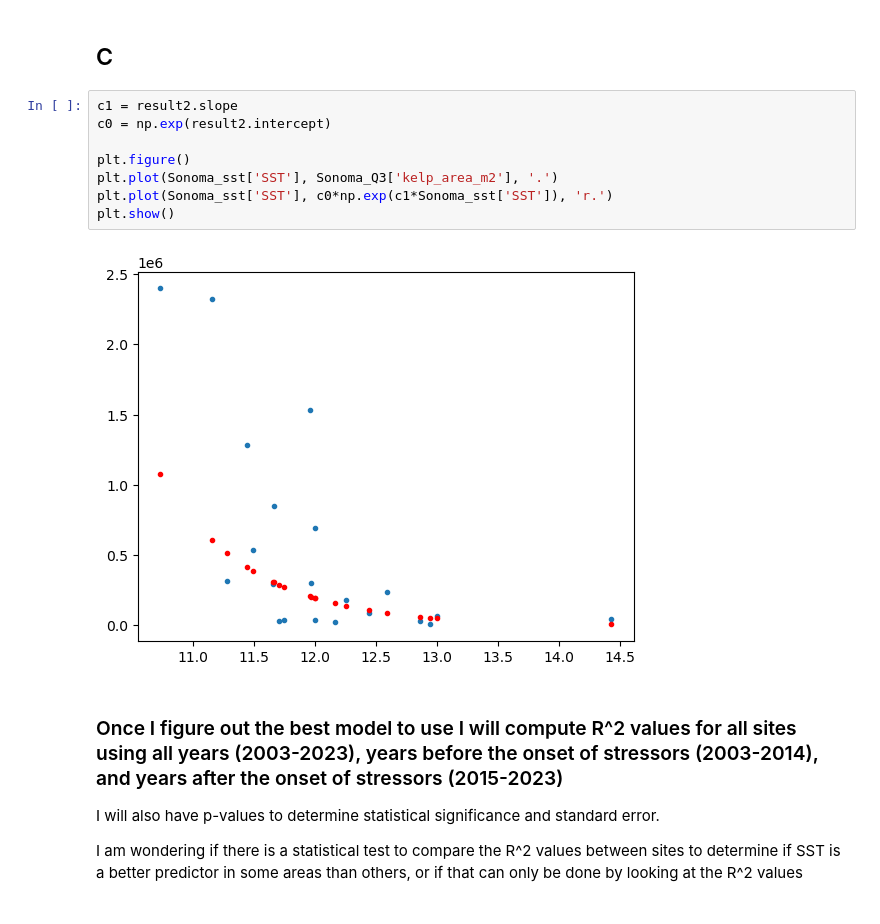
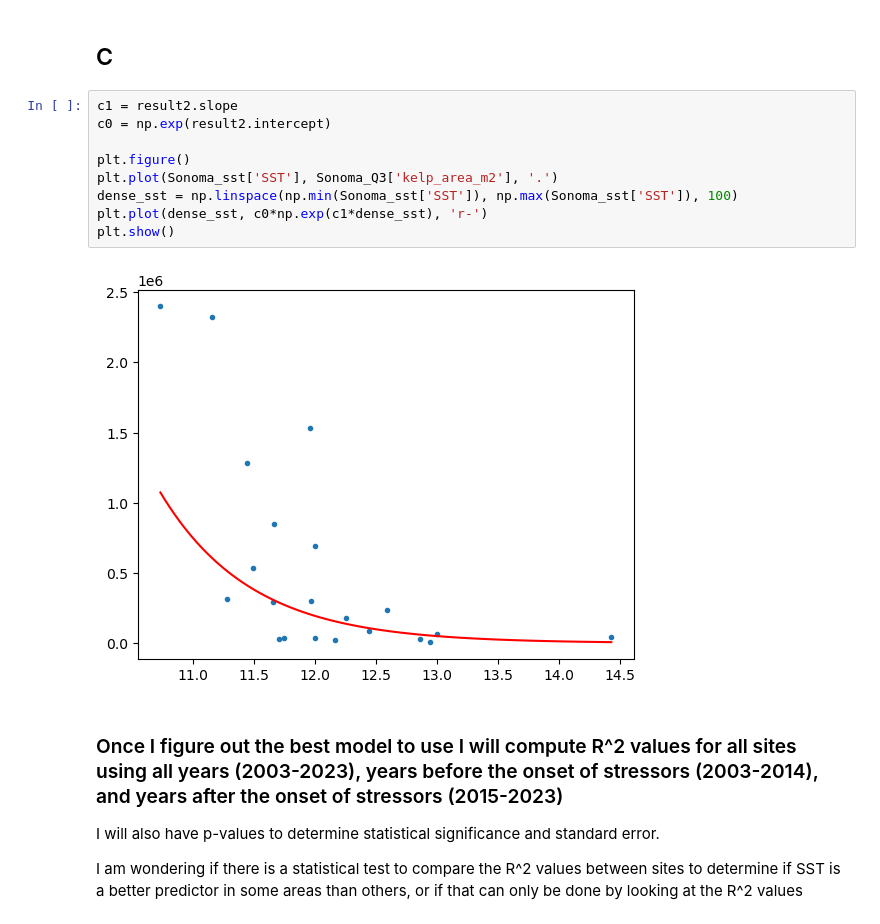
Before and after one commit to madimckayy/MS263_FinalProject, a Jupyter notebook: McKay_FinalProject.ipynb, the cells around one changed output. Cells and saved outputs as stored; diff of their text form.

```diff
--- a/McKay_FinalProject.ipynb
+++ b/McKay_FinalProject.ipynb
@@ -182,13 +195,14 @@ plt.plot(Sonoma_sst['SST'], intercept2+slope2*(Sonoma_sst['SST']), 'r-')
 # %%
 c1 = result2.slope
 c0 = np.exp(result2.intercept)
 
 plt.figure()
 plt.plot(Sonoma_sst['SST'], Sonoma_Q3['kelp_area_m2'], '.')
-plt.plot(Sonoma_sst['SST'], c0*np.exp(c1*Sonoma_sst['SST']), 'r.')
+dense_sst = np.linspace(np.min(Sonoma_sst['SST']), np.max(Sonoma_sst['SST']), 100)
+plt.plot(dense_sst, c0*np.exp(c1*dense_sst), 'r-')
 plt.show()
 # %% [output]
-[figure, old version]
+[figure, new version]
 # %% [markdown]
 ### Once I figure out the best model to use I will compute R^2 values for all sites using all years (2003-2023), years before the onset of stressors (2003-2014), and years after the onset of stressors (2015-2023)
 
```
Also changed, not shown: parts of 7 cells of this notebook.
